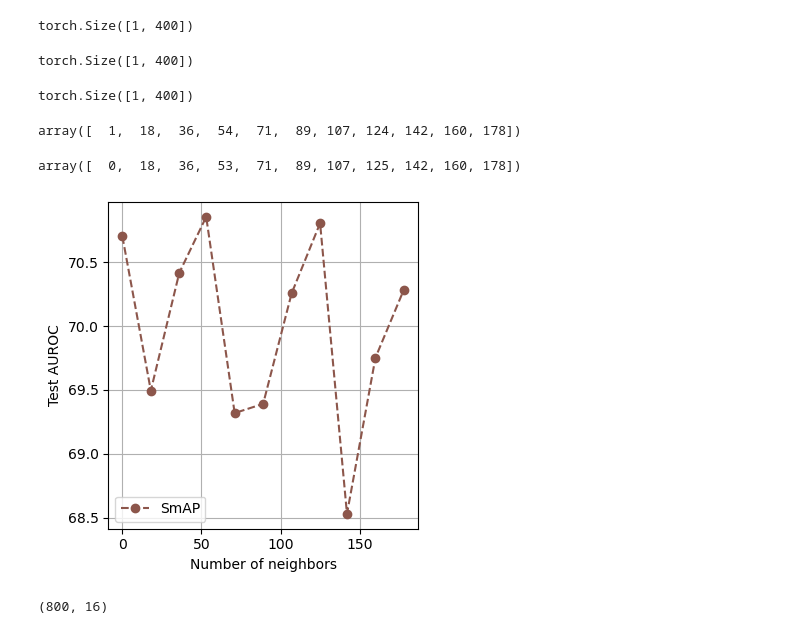
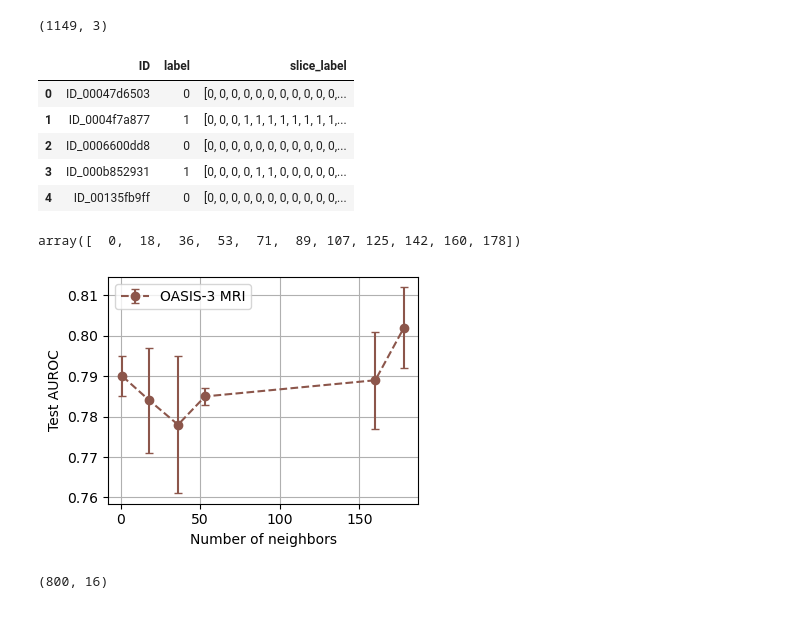
Before and after one commit to ethanharvey98/pooling, a Jupyter notebook: notebooks/kpsc_mri.ipynb, the cells around one changed output. Drawn from its saved outputs; the diff is of its cells as text; code cells hidden in the pictures.

```diff
--- a/notebooks/kpsc_mri.ipynb
+++ b/notebooks/kpsc_mri.ipynb
@@ -5,51 +1,53 @@ model = torchvision.models.video.r3d_18()
-# %%
-import torch
-
-S_i = 1
-x = torch.randn(1, 3, S_i, 224, 224)
-model(x).shape
-# %% [output]
-torch.Size([1, 400])
-# %%
-S_i = 10
-x = torch.randn(1, 3, S_i, 224, 224)
-model(x).shape
-# %% [output]
-torch.Size([1, 400])
-# %%
-S_i = 100
-x = torch.randn(1, 3, S_i, 224, 224)
-model(x).shape
-# %% [output]
-torch.Size([1, 400])
+# %%
+import os
+import numpy as np
+import pandas as pd
+
+dataset_dir = '/cluster/tufts/hugheslab/datasets/RSNA'
+subject_ids = [filename.split('.')[0] for root, dirs, files in os.walk(f'{dataset_dir}/labels') for filename in files]
+labels = [np.load(f'{root}/{filename}') for root, dirs, files in os.walk(f'{dataset_dir}/labels') for filename in files]
+slice_labels = [list(np.load(f'{root}/{filename}')) for root, dirs, files in os.walk(f'{dataset_dir}/slice_labels') for filename in files]
+
+labels_df = pd.DataFrame({'ID': subject_ids, 'label': labels, 'slice_label': slice_labels})
+#labels_df.to_csv(f'{dataset_dir}/SmAP_labels.csv', index=False)
+print(labels_df.shape)
+labels_df.head()
+# %% [output]
+(1149, 3)
+|  | ID | label | slice_label |
+| 0 | ID_00047d6503 | 0 | [0, 0, 0, 0, 0, 0, 0, 0, 0, 0, 0,... |
+| 1 | ID_0004f7a877 | 1 | [0, 0, 0, 1, 1, 1, 1, 1, 1, 1, 1,... |
+| 2 | ID_0006600dd8 | 0 | [0, 0, 0, 0, 0, 0, 0, 0, 0, 0, 0,... |
+| 3 | ID_000b852931 | 1 | [0, 0, 0, 0, 1, 1, 0, 0, 0, 0, 0,... |
+| 4 | ID_00135fb9ff | 0 | [0, 0, 0, 0, 0, 0, 0, 0, 0, 0, 0,... |
 # %%
 import numpy as np
-import matplotlib.pyplot as plt
 
-np.linspace(1, 178, 11, dtype=int)
+np.round(np.linspace(0, 178, 11)).astype(int)
+#[1, 18, 36, 53, 71, 89, 107, 125, 142, 160, 178]
 # %% [output]
-array([  1,  18,  36,  54,  71,  89, 107, 124, 142, 160, 178])
+array([  0,  18,  36,  53,  71,  89, 107, 125, 142, 160, 178])
-# %%
-np.round(np.linspace(0, 178, 11)).astype(int)
-[1, 18, 36, 53, 71, 89, 107, 125, 142, 160, 178]
-# %% [output]
-array([  0,  18,  36,  53,  71,  89, 107, 125, 142, 160, 178])
 # %%
+import matplotlib.pyplot as plt
+
+num_neighbors = [1, 18, 36, 53, 160, 178]
+auroc_means = [0.790, 0.784, 0.778, 0.785, 0.789, 0.802]
+auroc_stds = [0.005, 0.013, 0.017, 0.002, 0.012, 0.010]
+
 ncols, nrows = 1, 1
-fig, ax = plt.subplots(figsize=(4*ncols,4*nrows), ncols=ncols, nrows=nrows)
+fig, ax = plt.subplots(figsize=(4*ncols,3*nrows), ncols=ncols, nrows=nrows)
 
-linpsace = np.round(np.linspace(0, 178, 11))
-ax.plot(linpsace, 70 + np.random.randn(len(linpsace)), color='#8C564B', label='SmAP', linestyle="--", marker='o')
+ax.errorbar(num_neighbors, auroc_means, auroc_stds, capsize=3, color='#8C564B', label='OASIS-3 MRI', linestyle="--", marker='o')
 ax.set_xlabel('Number of neighbors')
 ax.set_ylabel('Test AUROC')
 ax.legend()
 ax.grid()
 
 fig.tight_layout()
-
+fig.savefig("smap_varying_number_of_neighbors.pdf", bbox_inches="tight")
 plt.show()
 # %% [output]
-[figure, old version]
+[figure, new version]
 # %%
 import os
 import itertools
```
Also changed, not shown: parts of 12 cells of this notebook, 53 other files.
